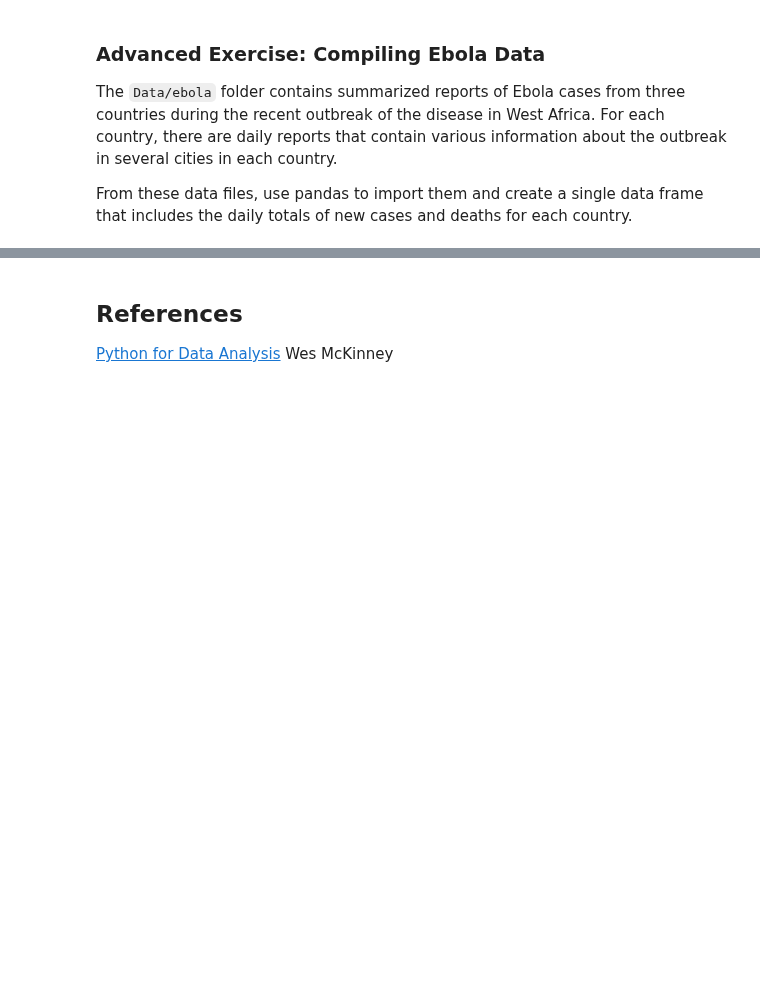
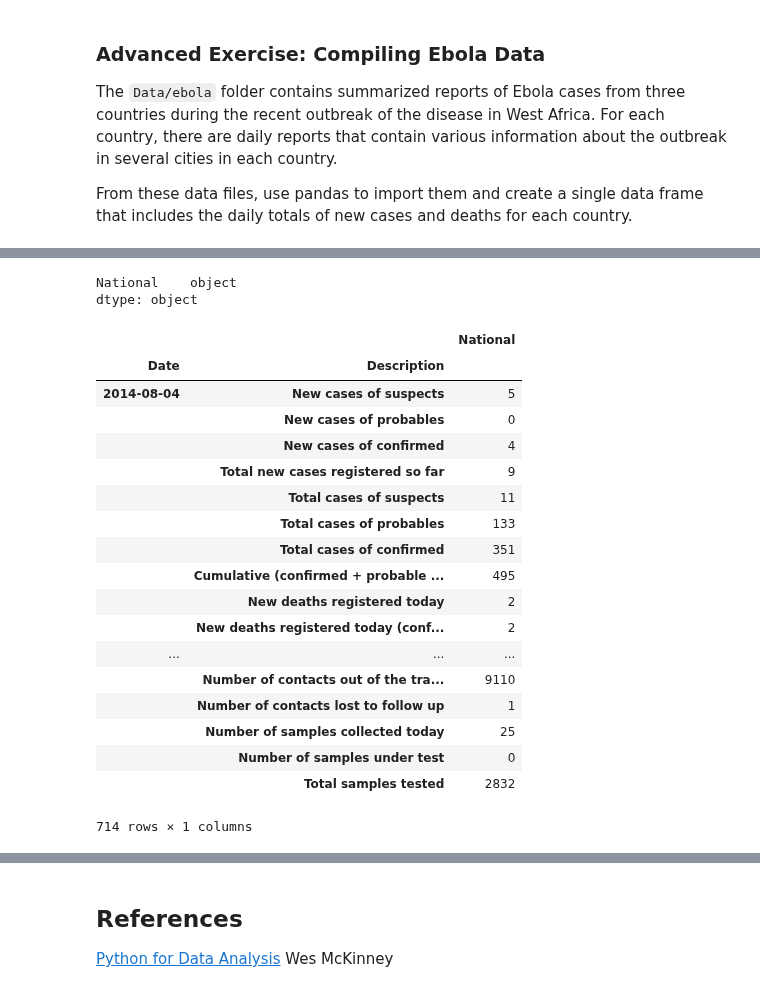
Before and after one commit to PaluchowskiMatthew/ADA-Kepler, a Jupyter notebook: 02 - Intro to Pandas/Intro to Pandas.ipynb, the cells around one changed output, grey strips where cells are left out. Drawn from its saved outputs; the diff is of its cells as text; code cells hidden in the pictures; blank space fills up the shorter version.

```diff
--- a/02 - Intro to Pandas/Intro to Pandas.ipynb
+++ b/02 - Intro to Pandas/Intro to Pandas.ipynb
@@ -2133,0 +2155,53 @@ From these data files, use pandas to import them and create a single data frame
+# %%
+import os
+import chardet
+
+rootdir = 'Data/ebola'
+
+guinea_list = []
+liberia_list = []
+sl_list = []
+
+for subdir, dirs, files in os.walk(rootdir):
+    for file in files:
+        if(subdir == 'Data/ebola/guinea_data'):
+            guinea_partial_df = pd.read_csv(os.path.join(subdir, file),index_col=['Date', 'Description'], header=0, usecols=['Date', 'Description', 'Totals'])
+            guinea_list.append(guinea_partial_df)
+        elif(subdir == 'Data/ebola/liberia_data'):
+            liberia_partial_df = pd.read_csv(os.path.join(subdir, file),index_col=['Date', 'Variable'], header=0, usecols=['Date', 'Variable', 'National'])
+            liberia_list.append(liberia_partial_df)
+        elif(subdir == 'Data/ebola/sl_data'):
+            sl_partial_df = pd.read_csv(os.path.join(subdir, file), index_col=['date', 'variable'], header=0, usecols=['date', 'variable', 'National'])
+            sl_list.append(sl_partial_df)
+
+guinea_df = pd.concat(guinea_list)
+liberia_df = pd.concat(liberia_list)
+sl_df = pd.concat(sl_list)
+#         print(os.path.join(subdir, file))
+# %%
+guinea_df.rename(columns={'Totals': 'National'}, inplace=True)
+print(guinea_df.dtypes)
+#data[(data["phylum"].str.endswith('bacteria')) & (data["value"] > 1000)]
+guinea_df[(guinea_df["Description"].str.contains('New cases')) | (guinea_df["Description"].str.contains('New deaths registered today'))]
+# %% [output]
+National    object
+dtype: object
+|  |  | National |
+| Date | Description |  |
+| 2014-08-04 | New cases of suspects | 5 |
+|  | New cases of probables | 0 |
+|  | New cases of confirmed | 4 |
+|  | Total new cases registered so far | 9 |
+|  | Total cases of suspects | 11 |
+|  | Total cases of probables | 133 |
+|  | Total cases of confirmed | 351 |
+|  | Cumulative (confirmed + probable ... | 495 |
+|  | New deaths registered today | 2 |
+|  | New deaths registered today (conf... | 2 |
+| ... | ... | ... |
+|  | Number of contacts out of the tra... | 9110 |
+|  | Number of contacts lost to follow up | 1 |
+|  | Number of samples collected today | 25 |
+|  | Number of samples under test | 0 |
+|  | Total samples tested | 2832 |
+714 rows × 1 columns
```
Also changed, not shown: parts of 5 cells of this notebook, 2 other files.
